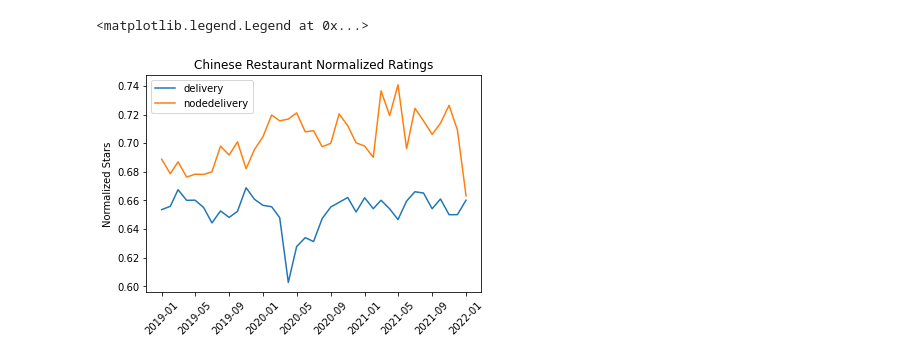
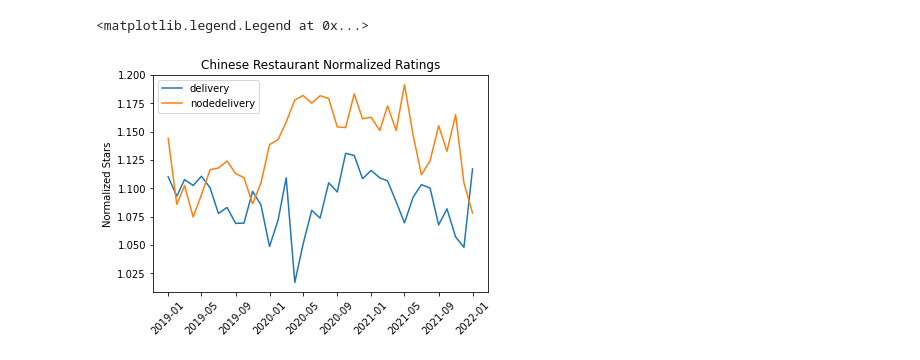
Before and after one commit to ohammond1/Stat628-Module3, a Jupyter notebook: code/experimentation/Oliver/DataProcessing.ipynb, the cells around one changed output. Drawn from its saved outputs; the diff is of its cells as text; code cells hidden in the pictures.

Commit message:
Adjustments to normalized stars and plots

```diff
--- a/code/experimentation/Oliver/DataProcessing.ipynb
+++ b/code/experimentation/Oliver/DataProcessing.ipynb
@@ -24,16 +24,18 @@ def category_filter(df, categories):
 def review_group_stats(df, col):
     review_stats = df.groupby(col).agg(
                         Min=('stars',np.min),
-                        Max=('stars',np.max))
+                        Max=('stars',np.max),
+                        Mean=('stars',np.mean))
     return review_stats
 # %%
-# Normalize the star ratings to be between 0 and 1
+# Normalize the star ratings to be ratio of average in group
 def normalize_stars(df, col):
     stats_df = review_group_stats(df, col)
     merged_df = df.join(stats_df, on=col)
-    merged_df['norm_stars'] = np.where(merged_df['Min'] == merged_df['Max'],
-                                       0.5,
-                                       (merged_df['stars'] - merged_df['Min'])/(merged_df['Max'] - merged_df['Min']))
+    #merged_df['norm_stars'] = np.where(merged_df['Min'] == merged_df['Max'],
+    #                                   0.5,
+    #                                   (merged_df['stars'] - merged_df['Min'])/(merged_df['Max'] - merged_df['Min']))
+    merged_df['norm_stars'] = merged_df['stars'] / merged_df['Mean']
     return merged_df
 # %%
 # Filter to Chinese Restaurants
@@ -81,7 +92,9 @@ reviews_df = pd.DataFrame(reviews)
 chinese_rest_reviews = reviews_df[reviews_df['business_id'].isin(norm_stars['business_id'].values)]
 
 # Join the business attributes to each of the reviews
-chinese_rest_reviews = chinese_rest_reviews.merge(norm_stars[['business_id','norm_stars','RestaurantsDelivery','RestaurantsTakeOut']], on='business_id')
+chinese_rest_reviews = chinese_rest_reviews.merge(norm_stars[['business_id','norm_stars','RestaurantsDelivery','RestaurantsTakeOut','Mean']], on='business_id')
+
+chinese_rest_reviews['review_norm_stars'] = chinese_rest_reviews['stars'] / chinese_rest_reviews['Mean']
 # %%
 # Create column to group by year and month
 chinese_rest_reviews['year'] = pd.DatetimeIndex(chinese_rest_reviews['date']).year
@@ -105,10 +118,10 @@ mean_notakeout_post_2019 = mean_takeout[(mean_takeout['year'] >= 2019) & (mean_t
 # %%
-plt.plot(mean_delivery_post_2019['year_month'],mean_delivery_post_2019['norm_stars'], label="delivery")
-plt.plot(mean_nodelivery_post_2019['year_month'],mean_nodelivery_post_2019['norm_stars'], label='nodedelivery')
+plt.plot(mean_delivery_post_2019['year_month'],mean_delivery_post_2019['review_norm_stars'], label="delivery")
+plt.plot(mean_nodelivery_post_2019['year_month'],mean_nodelivery_post_2019['review_norm_stars'], label='nodedelivery')
 plt.ylabel("Normalized Stars")
 plt.xticks(rotation = 45)
 plt.title("Chinese Restaurant Normalized Ratings")
 plt.legend()
 # %% [output]
 <matplotlib.legend.Legend at 0x...>
-[figure, old version]
+[figure, new version]
```
Also changed, not shown: parts of 8 cells of this notebook, 2 other files.
